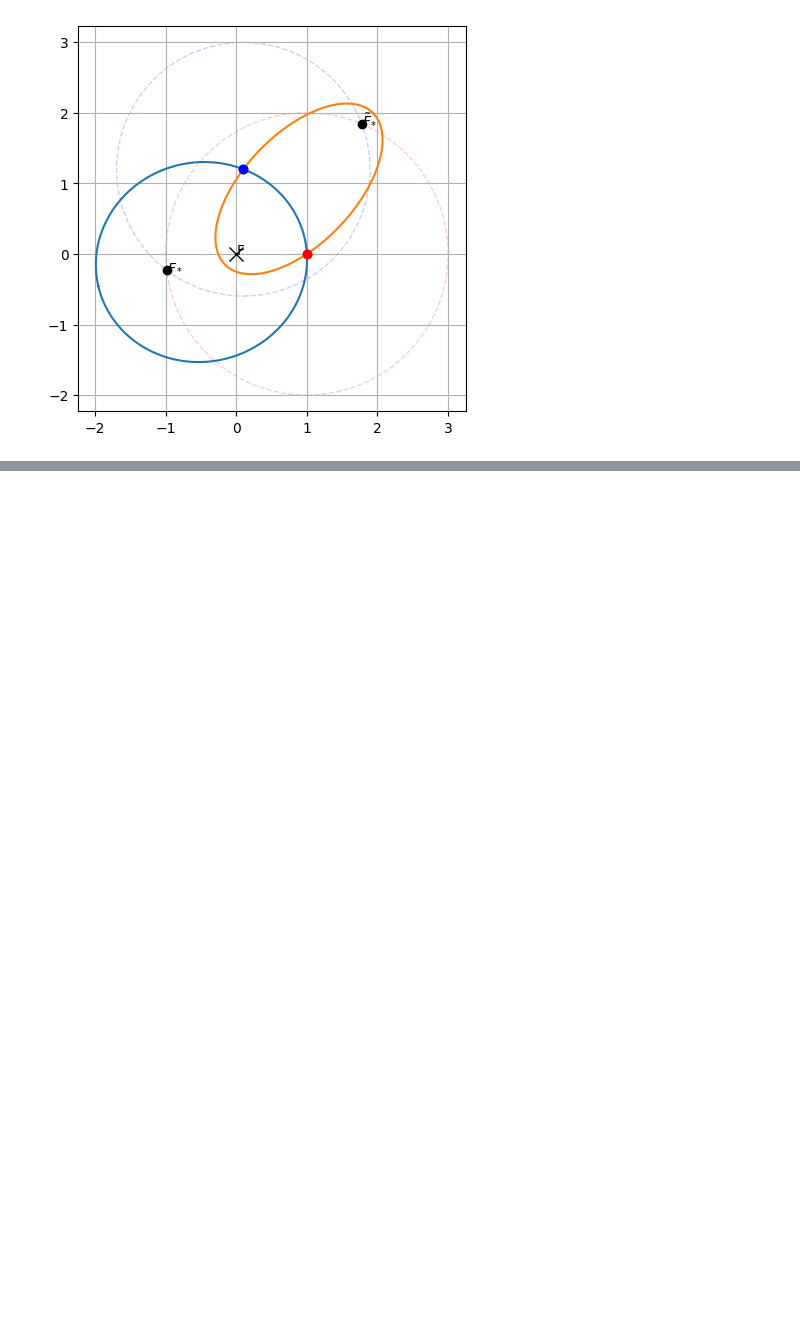
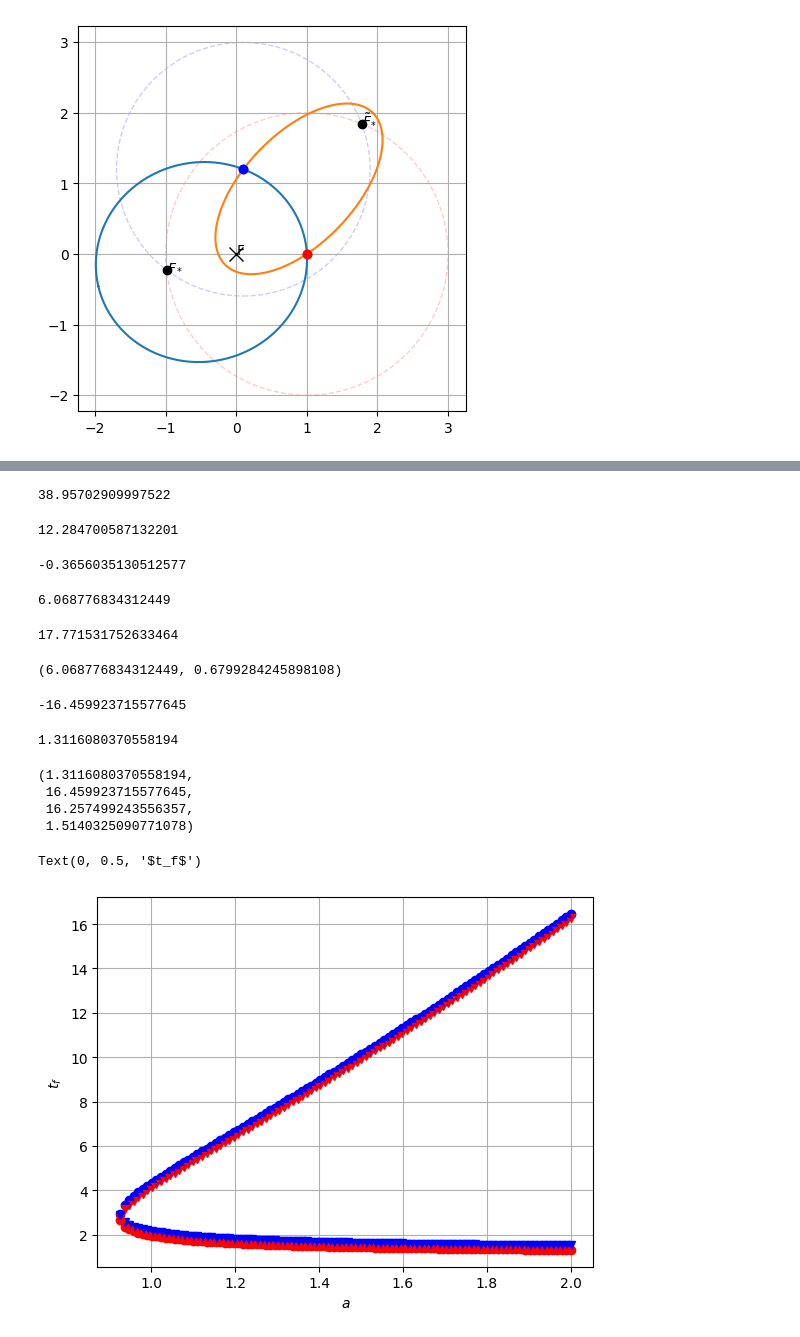
Before and after one commit to seap-udea/notas-astrodyn, a Jupyter notebook: Clase-04-astrodyn-problema_lambert_2.ipynb, the cells around one changed output, grey strips where cells are left out. Saved outputs shown, nothing was run; the diff lists cells and outputs as text; code cells hidden in the pictures; blank space fills up the shorter version.

```diff
--- a/Clase-04-astrodyn-problema_lambert_2.ipynb
+++ b/Clase-04-astrodyn-problema_lambert_2.ipynb
@@ -135,0 +194,6 @@ Semilatus recti de las elipses encontradas: 1.328922761357311 0.4077381382794063
+# %%
+# Cálculo de la menos excéntrica
+Eo2 = np.arccos((1 - r2/a)/es)
+Eo2*radianes
+# %% [output]
+38.95702909997522
@@ -135,0 +202,36 @@ Semilatus recti de las elipses encontradas: 1.328922761357311 0.4077381382794063
+# %%
+Eo1 = np.arccos((1 - r1/a)/es)
+Eo1*radianes
+# %% [output]
+12.284700587132201
+# %%
+eyp = np.cross([0,0,1],ehats)
+sgny = np.dot(P1,eyp)
+sgny
+# %% [output]
+-0.3656035130512577
+# %%
+E1 = 2*np.pi - Eo1
+E1
+# %% [output]
+6.068776834312449
+# %%
+mu = 1
+n = np.sqrt(mu/a**3)
+P = 2*np.pi/n
+P
+# %% [output]
+17.771531752633464
+# %%
+E1, E2
+# %% [output]
+(6.068776834312449, 0.6799284245898108)
+# %%
+tf = (E2 - E1 - es*(np.sin(E2) - np.sin(E1)))/n
+tf
+# %% [output]
+-16.459923715577645
+# %%
+tf%P
+# %% [output]
+1.3116080370558194
@@ -135,0 +266,33 @@ Semilatus recti de las elipses encontradas: 1.328922761357311 0.4077381382794063
+# %%
+tiempo_vuelo(2,P1,P2)
+# %% [output]
+(1.3116080370558194,
+ 16.459923715577645,
+ 16.257499243556357,
+ 1.5140325090771078)
+# %%
+P1 = np.array([1,0,0])
+P2 = np.array([0.1,1.2,0])
+r1 = np.linalg.norm(P1)
+r2 = np.linalg.norm(P2)
+c = np.linalg.norm(P2 - P1)
+am = (r1 + r2 + c)/4
+
+aes = np.linspace(2,1.0001*am,100)
+
+fig = plt.figure()
+ax = fig.add_subplot(111)
+for a in aes:
+  tfs1, tfs2, tft1, tft2 = tiempo_vuelo(a,P1,P2)
+  ax.plot(a,tfs1,'ro')
+  ax.plot(a,tfs2,'bo')
+
+  ax.plot(a,tft1,'rv')
+  ax.plot(a,tft2,'bv')
+
+ax.grid()
+ax.set_xlabel(r'$a$')
+ax.set_ylabel(r'$t_f$')
+# %% [output]
+Text(0, 0.5, '$t_f$')
+[figure, added]
```
Also changed, not shown: parts of 18 cells of this notebook, 2 other files.
